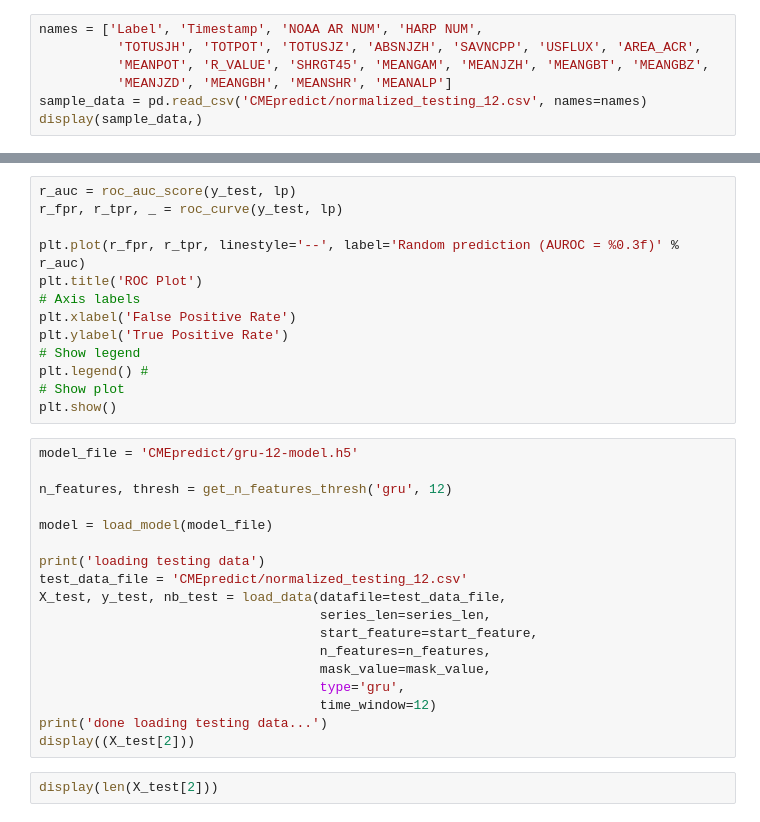
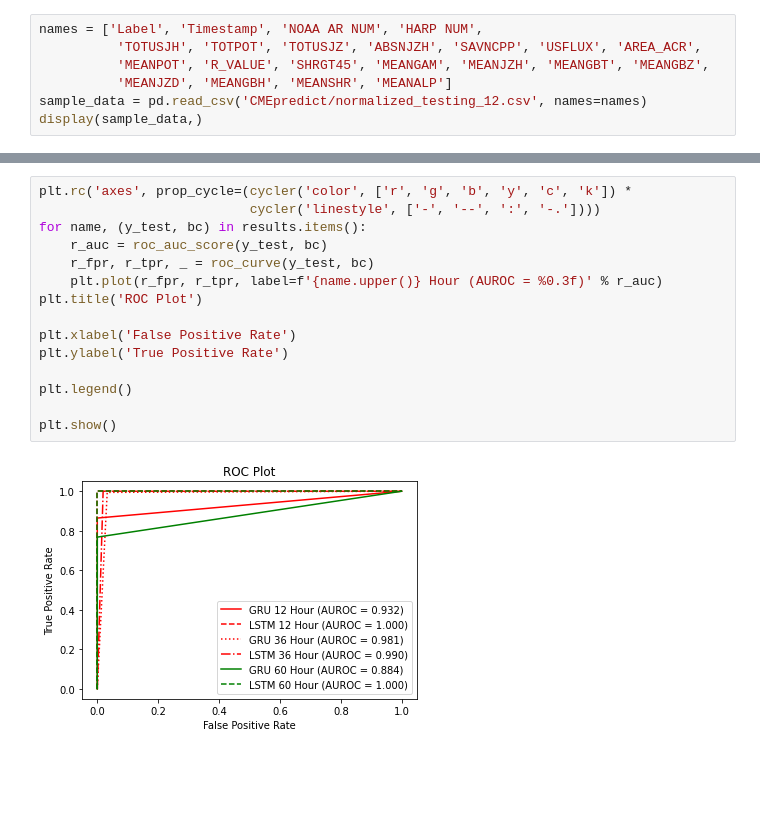
Before and after one commit to HyShai/RNN-CME-prediction, a Jupyter notebook: cme_predict.ipynb, the cells around one changed output, grey strips where cells are left out. Cells and saved outputs as stored; diff of their text form; blank space fills up the shorter version.

```diff
--- a/cme_predict.ipynb
+++ b/cme_predict.ipynb
@@ -126,33 +122,17 @@ for (time_window, type) in itertools.product(time_windows, rnn_types):
 # %%
-r_auc = roc_auc_score(y_test, lp)
-r_fpr, r_tpr, _ = roc_curve(y_test, lp)
+plt.rc('axes', prop_cycle=(cycler('color', ['r', 'g', 'b', 'y', 'c', 'k']) *
+                           cycler('linestyle', ['-', '--', ':', '-.'])))
+for name, (y_test, bc) in results.items():
+    r_auc = roc_auc_score(y_test, bc)
+    r_fpr, r_tpr, _ = roc_curve(y_test, bc)
+    plt.plot(r_fpr, r_tpr, label=f'{name.upper()} Hour (AUROC = %0.3f)' % r_auc)
+plt.title('ROC Plot')
 
-plt.plot(r_fpr, r_tpr, linestyle='--', label='Random prediction (AUROC = %0.3f)' % r_auc)
-plt.title('ROC Plot')
-# Axis labels
 plt.xlabel('False Positive Rate')
 plt.ylabel('True Positive Rate')
-# Show legend
-plt.legend() #
-# Show plot
+
+plt.legend()
+
 plt.show()
+# %% [output]
+[figure, added]
-# %%
-model_file = 'CMEpredict/gru-12-model.h5'
-
-n_features, thresh = get_n_features_thresh('gru', 12)
-
-model = load_model(model_file)
-
-print('loading testing data')
-test_data_file = 'CMEpredict/normalized_testing_12.csv'
-X_test, y_test, nb_test = load_data(datafile=test_data_file,
-                                    series_len=series_len,
-                                    start_feature=start_feature,
-                                    n_features=n_features,
-                                    mask_value=mask_value,
-                                    type='gru',
-                                    time_window=12)
-print('done loading testing data...')
-display((X_test[2]))
-# %%
-display(len(X_test[2]))
```
Also changed, not shown: parts of 20 cells of this notebook, 1 other file.
